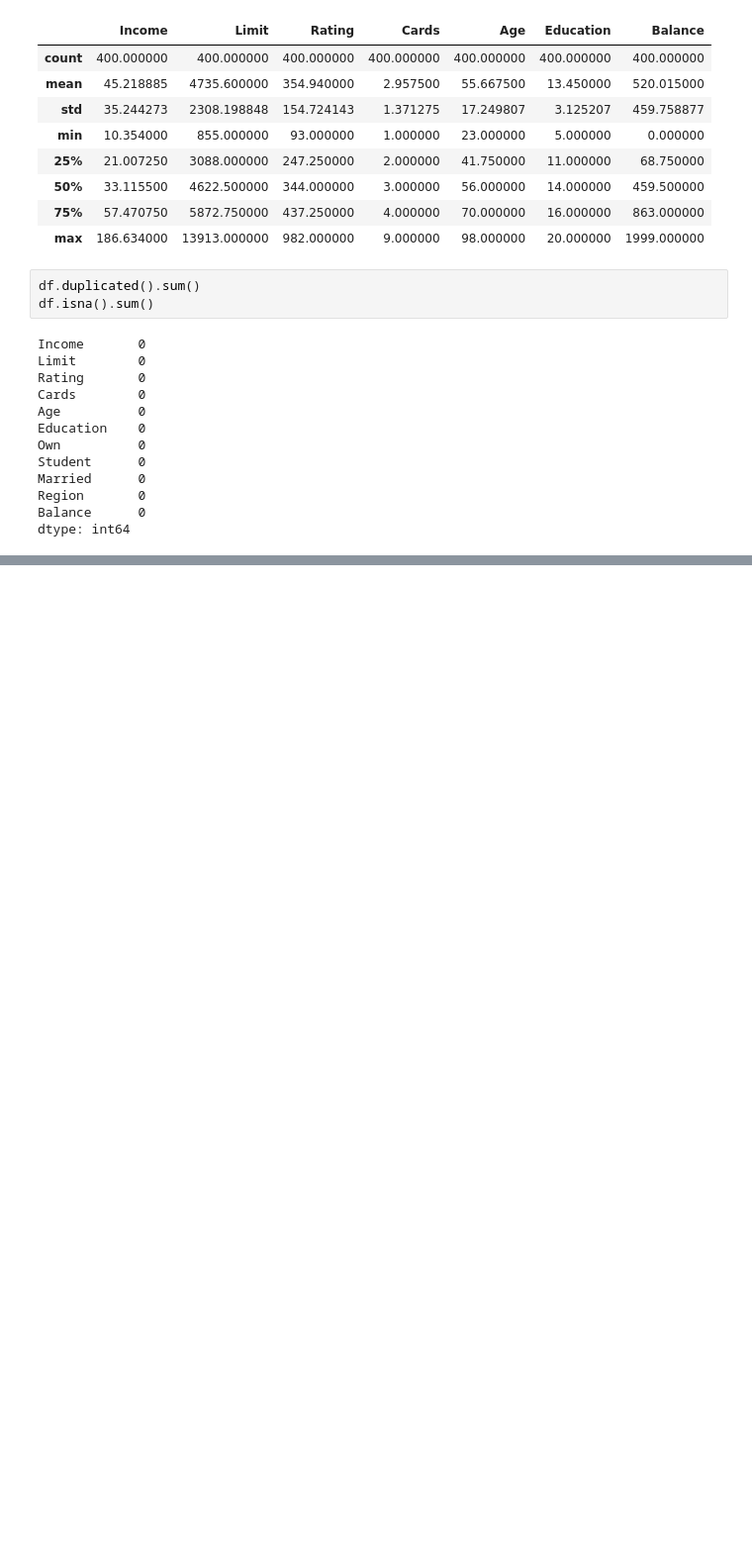
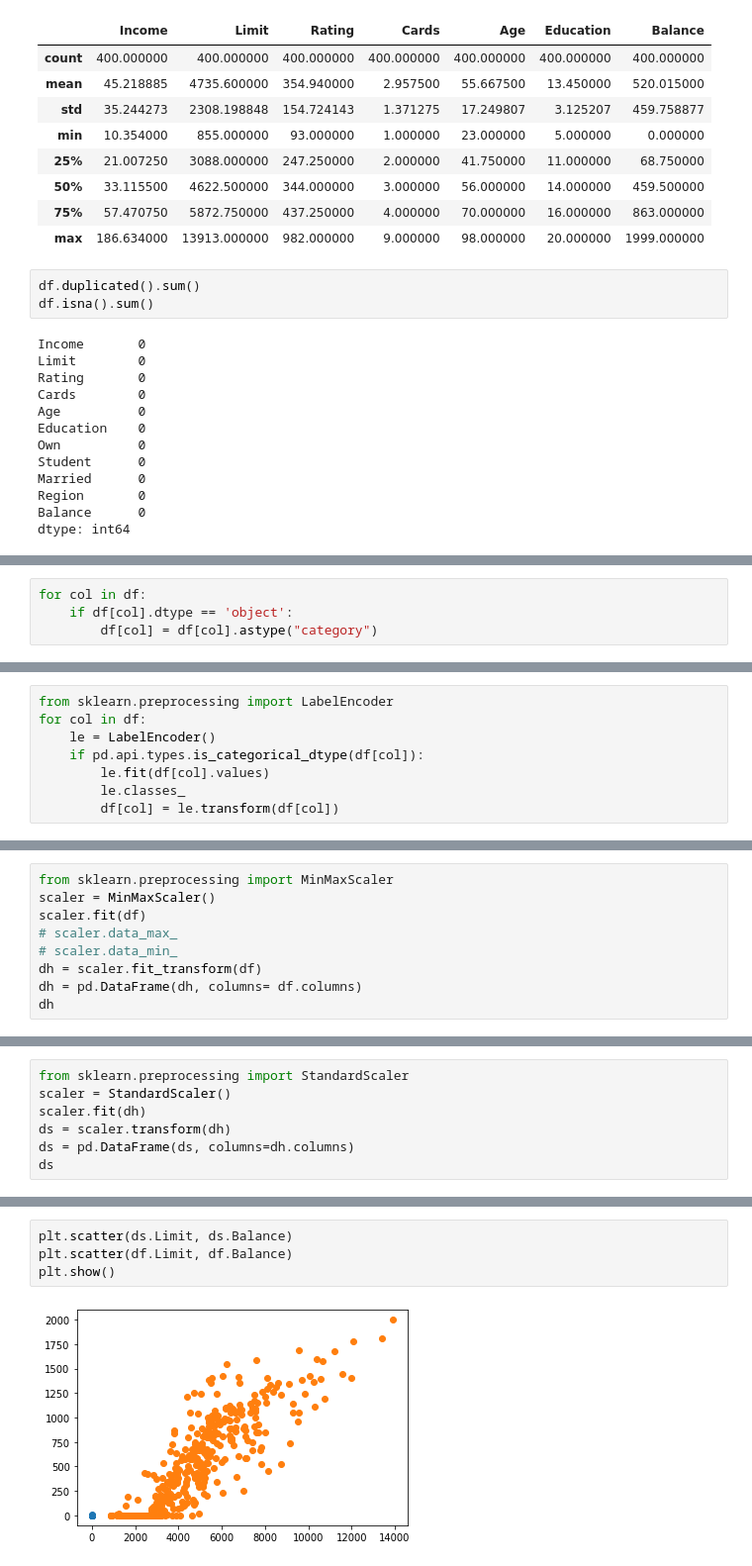
Before and after one commit to adunoluwa1/Data-Science, a Jupyter notebook: Credit.ipynb, the cells around one changed output, grey strips where cells are left out. Shown at 99% size. Cells and saved outputs as stored; diff of their text form; blank space fills up the shorter version.

```diff
--- a/Credit.ipynb
+++ b/Credit.ipynb
@@ -66,0 +67,4 @@ dtype: int64
+# %%
+for col in df:
+    if df[col].dtype == 'object':
+        df[col] = df[col].astype("category")
@@ -66,0 +84,8 @@ dtype: int64
+# %%
+from sklearn.preprocessing import LabelEncoder
+for col in df:
+    le = LabelEncoder()
+    if pd.api.types.is_categorical_dtype(df[col]):
+        le.fit(df[col].values)
+        le.classes_
+        df[col] = le.transform(df[col])
@@ -66,0 +123,9 @@ dtype: int64
+# %%
+from sklearn.preprocessing import MinMaxScaler
+scaler = MinMaxScaler()
+scaler.fit(df)
+# scaler.data_max_
+# scaler.data_min_
+dh = scaler.fit_transform(df)
+dh = pd.DataFrame(dh, columns= df.columns)
+dh
@@ -66,0 +158,7 @@ dtype: int64
+# %%
+from sklearn.preprocessing import StandardScaler
+scaler = StandardScaler()
+scaler.fit(dh)
+ds = scaler.transform(dh)
+ds = pd.DataFrame(ds, columns=dh.columns)
+ds
@@ -66,0 +234,6 @@ dtype: int64
+# %%
+plt.scatter(ds.Limit, ds.Balance)
+plt.scatter(df.Limit, df.Balance)
+plt.show()
+# %% [output]
+[figure, added]
```
Also changed, not shown: parts of 15 cells of this notebook, 3 other files.
